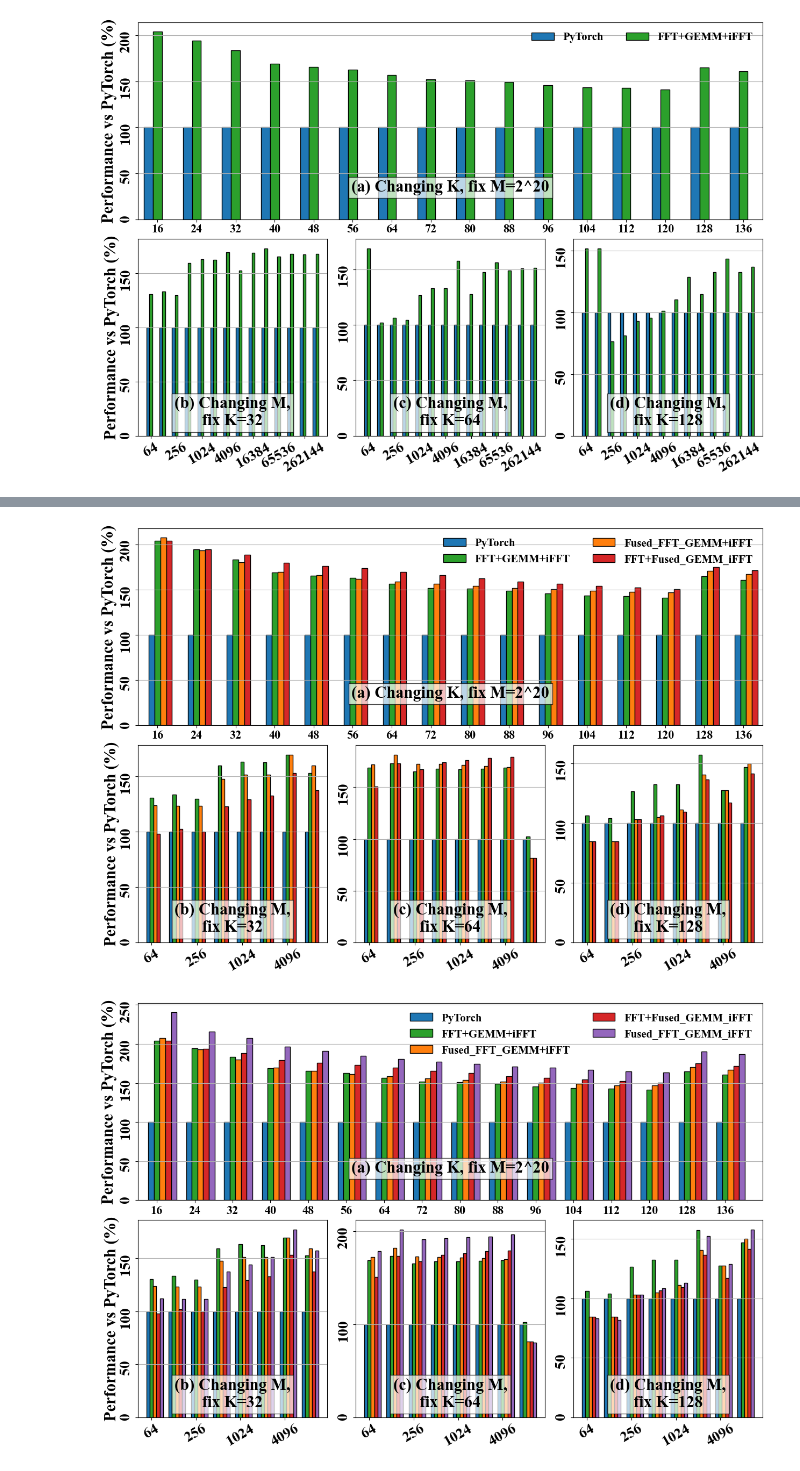
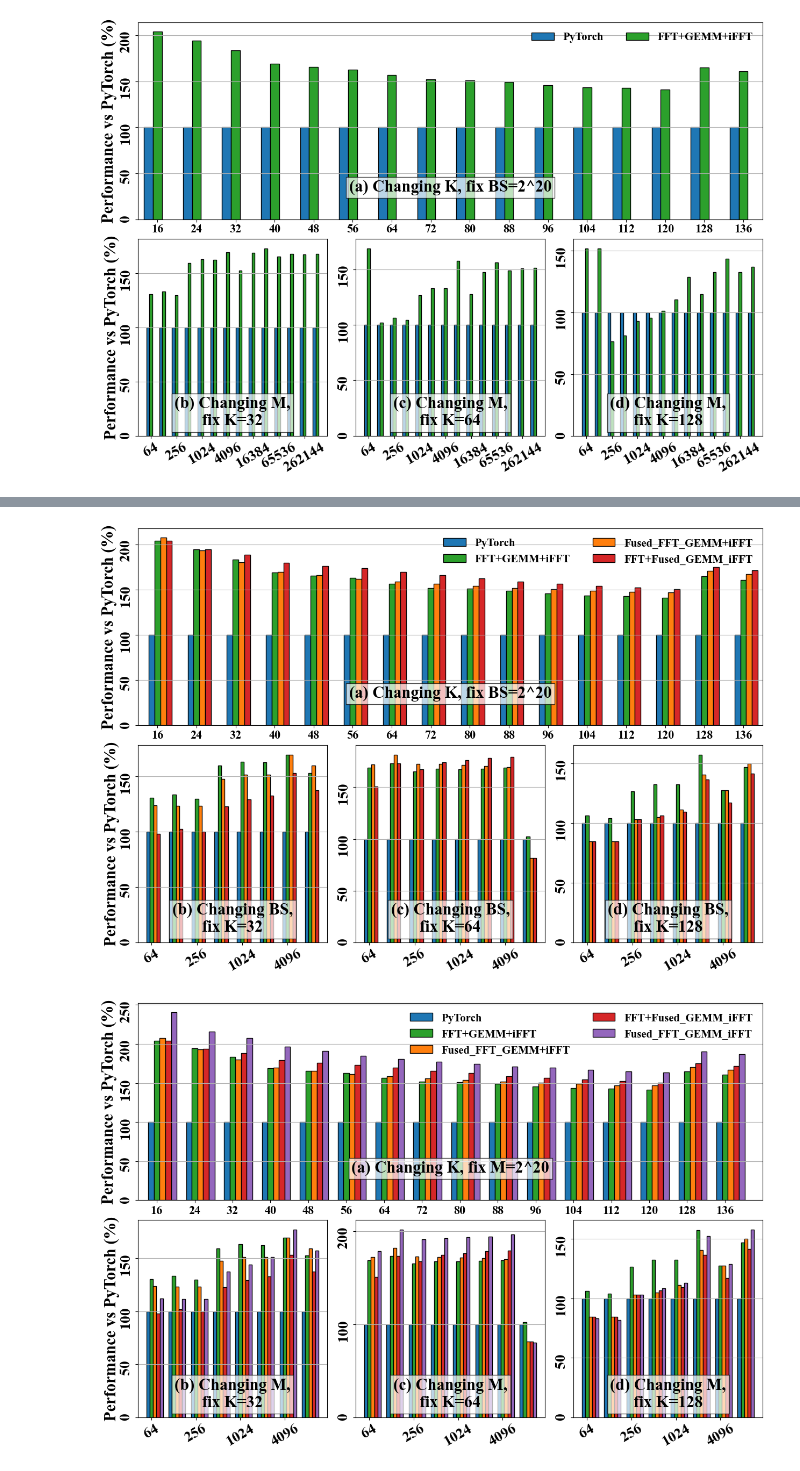
Before and after one commit to shixun404/TurboFNO, a Jupyter notebook: plot.ipynb, the cells around one changed output, grey strips where cells are left out. Drawn from its saved outputs; the diff is of its cells as text; code cells hidden in the pictures.

```diff
--- a/plot.ipynb
+++ b/plot.ipynb
@@ -206,7 +204,7 @@ def select_data(N, begin, end):
     # tmp_ax.bar(x + width, width=width, height=bars[1][:, 0], color=color[1], label = 'cuFFT', edgecolor='black')
     tmp_ax.set_xticks(x)
     tmp_ax.set_xticklabels([f'{(i + 1) * 8}' for i in range(1, n + 1, 1)], fontdict={'fontsize': 16, 'weight':'bold'}, rotation=0)
-    tmp_ax.text(.5, .2, f'(a) Changing K, fix M=2^20', ha='center', va='top',
+    tmp_ax.text(.5, .2, f'(a) Changing K, fix BS=2^20', ha='center', va='top',
                 transform=tmp_ax.transAxes, fontdict={'weight': 'bold', 'fontsize':22},
                 bbox=dict(facecolor='white', alpha=0.7) )
     tmp_ax.grid(axis='y')
@@ -312,7 +310,7 @@ def select_data(N, begin, end):
     # tmp_ax.bar(x + width, width=width, height=bars[1][:, 0], color=color[1], label = 'cuFFT', edgecolor='black')
     tmp_ax.set_xticks(x)
     tmp_ax.set_xticklabels([f'{(i + 1) * 8}' for i in range(1, n + 1, 1)], fontdict={'fontsize': 16, 'weight':'bold'}, rotation=0)
-    tmp_ax.text(.5, .2, f'(a) Changing K, fix M=2^20', ha='center', va='top',
+    tmp_ax.text(.5, .2, f'(a) Changing K, fix BS=2^20', ha='center', va='top',
                 transform=tmp_ax.transAxes, fontdict={'weight': 'bold', 'fontsize':22},
                 bbox=dict(facecolor='white', alpha=0.7) )
     tmp_ax.grid(axis='y')
@@ -328,7 +326,7 @@ def select_data(N, begin, end):
         tmp_ax.bar(x + width, width=width, height=FFTGEMM_iFFT[i * n:(i + 1) * n], color=color[1], label = 'Fused-FFT-GEMM+iFFT', edgecolor='black')
         # tmp_ax.bar(x, width=width, height=turboFFT_bar[i * n:(i + 1) * n], color=color[0], label='TurboFFT', edgecolor='black')
 
-        tmp_ax.text(.5, .2, f'({id[i]}) Changing M,\nfix K=' + f'{N[i] * 8 + 8}' + '', ha='center', va='top', transform=tmp_ax.transAxes,
+        tmp_ax.text(.5, .2, f'({id[i]}) Changing BS,\nfix K=' + f'{N[i] * 8 + 8}' + '', ha='center', va='top', transform=tmp_ax.transAxes,
                     fontdict={'weight': 'bold', 'fontsize':22},
                     bbox=dict(facecolor='white', alpha=0.7))
 
@@ -424,7 +422,7 @@ def select_data(N, begin, end):
     # tmp_ax.bar(x + width, width=width, height=bars[1][:, 0], color=color[1], label = 'cuFFT', edgecolor='black')
     tmp_ax.set_xticks(x)
     tmp_ax.set_xticklabels([f'{(i + 1) * 8}' for i in range(1, n + 1, 1)], fontdict={'fontsize': 16, 'weight':'bold'}, rotation=0)
-    tmp_ax.text(.5, .2, f'(a) Changing K, fix M=2^20', ha='center', va='top',
+    tmp_ax.text(.5, .2, f'(a) Changing K, fix BS=2^20', ha='center', va='top',
                 transform=tmp_ax.transAxes, fontdict={'weight': 'bold', 'fontsize':22},
                 bbox=dict(facecolor='white', alpha=0.7) )
     tmp_ax.grid(axis='y')
@@ -435,35 +433,35 @@ def select_data(N, begin, end):
     id = 'bcde'
     for i in range(3):
         tmp_ax = ax[1][i]
         tmp_ax.bar(x - width, width=width, height=pytorch[i * n:(i + 1) * n], color=color[0], label = 'PyTorch', edgecolor='black')
         tmp_ax.bar(x, width=width, height=FFT_GEMM_iFFT[i * n:(i + 1) * n], color=color[2], label = 'FFT+GEMM+iFFT', edgecolor='black')
         tmp_ax.bar(x + width, width=width, height=FFTGEMM_iFFT[i * n:(i + 1) * n], color=color[1], label = 'Fused_FFT_GEMM+iFFT', edgecolor='black')
         tmp_ax.bar(x + 2 * width, width=width, height=FFT_GEMMiFFT[i * n:(i + 1) * n], color=color[3], label = 'Fused_FFT_GEMM+iFFT', edgecolor='black')
         # tmp_ax.bar(x, width=width, height=turboFFT_bar[i * n:(i + 1) * n], color=color[0], label='TurboFFT', edgecolor='black')
 
-        tmp_ax.text(.5, .2, f'({id[i]}) Changing M,\nfix K=' + f'{N[i] * 8 + 8}' + '', ha='center', va='top', transform=tmp_ax.transAxes,
+        tmp_ax.text(.5, .2, f'({id[i]}) Changing BS,\nfix K=' + f'{N[i] * 8 + 8}' + '', ha='center', va='top', transform=tmp_ax.transAxes,
                     fontdict={'weight': 'bold', 'fontsize':22},
                     bbox=dict(facecolor='white', alpha=0.7))
 
         tmp_ax.set_xticks([i for i in range(0, n, 2)])
         tmp_ax.set_xticklabels([f'{2**(i + 6)}' for i in range(0, n, 2)], fontdict={'fontsize': 20, 'weight':'bold'}, rotation=30)
         # tmp_ax.set_xlabel(f'Batch size\nFix N = 2^{N[i]}', fontdict={'fontsize': 22, 'weight':'bold'})
         tmp_ax.locator_params(axis='y', nbins=4)
         tmp_ax.tick_params(axis='y', labelsize=20, labelrotation=90)
         tmp_ax.yaxis.labelpad = 0
         tmp_ax.grid(axis='y')
 
 select_data([4-1, 8-1, 16-1], 6, 14)
 ax[1][0].set_ylabel('Performance vs PyTorch (%)', fontdict={'fontsize': 22, 'weight':'bold'})
 ax[0].set_ylabel('Performance vs PyTorch (%)', fontdict={'fontsize': 22, 'weight':'bold'})
 ax[0].tick_params(axis='y', labelsize=20, labelrotation=90)
 # if precision == 1:
 #     ax[0].set_ylim([0, 175])
 # ax[1][0].legend( ncol=3, fontsize=22, loc=(0.6, -0.28), frameon=False)
 ax[0].legend( ncol=2, fontsize=15,  loc='upper right', frameon=False)
 plt.savefig('1D_bar_C.pdf', bbox_inches='tight')
 # %% [output]
-[figure, old version]
+[figure, new version]
 # %%
 import seaborn as sns
 import matplotlib.pyplot as plt
```
Also changed, not shown: parts of 3 cells of this notebook, 12 other files.
